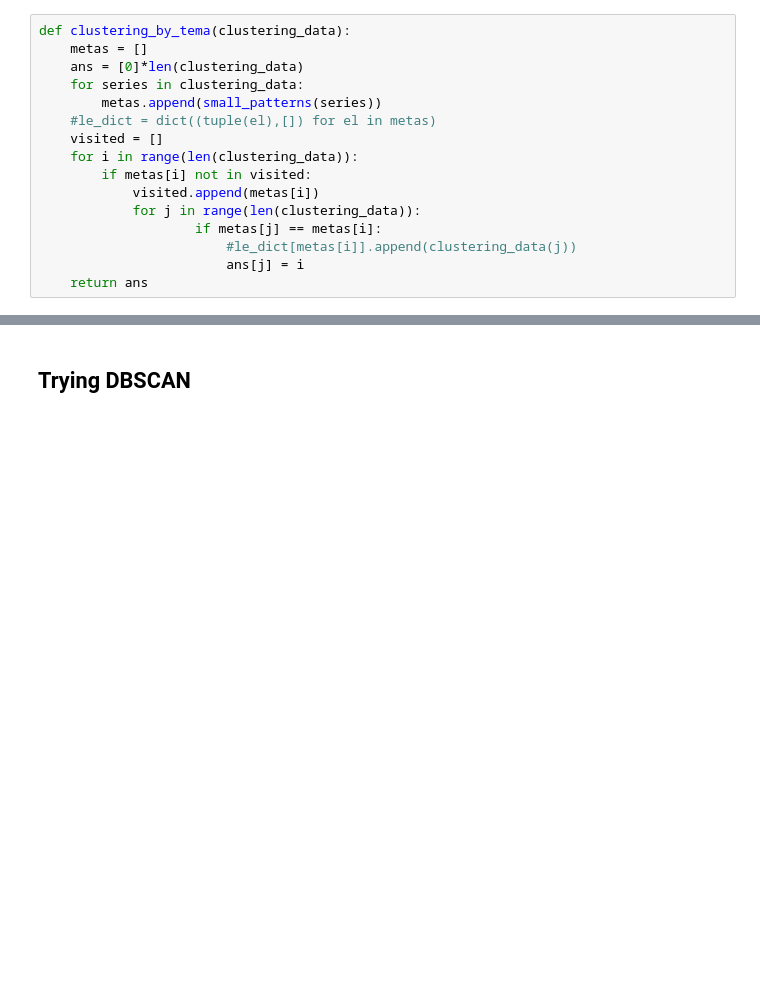
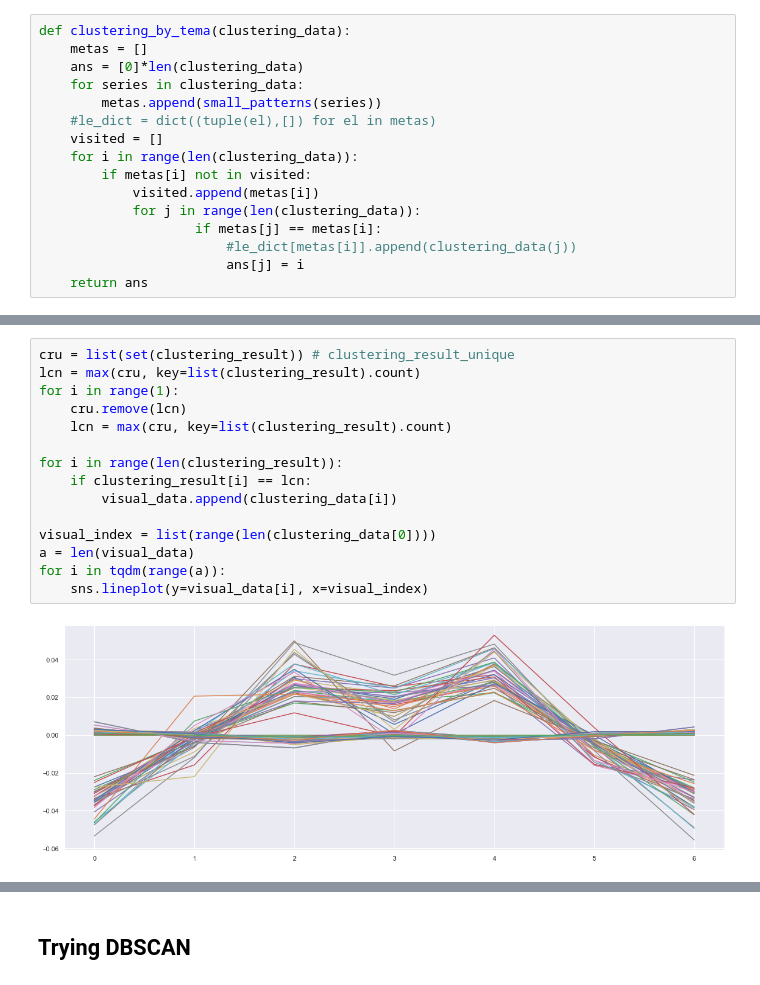
Before and after one commit to BorovTech/Timeseries_project, a Jupyter notebook: Untitled1.ipynb, the cells around one changed output, grey strips where cells are left out. Saved outputs shown, nothing was run; the diff lists cells and outputs as text; blank space fills up the shorter version.

```diff
--- a/Untitled1.ipynb
+++ b/Untitled1.ipynb
@@ -296,0 +368,17 @@ data 0 loaded
+# %%
+cru = list(set(clustering_result)) # clustering_result_unique
+lcn = max(cru, key=list(clustering_result).count)
+for i in range(1):
+    cru.remove(lcn)
+    lcn = max(cru, key=list(clustering_result).count)
+
+for i in range(len(clustering_result)):
+    if clustering_result[i] == lcn:
+        visual_data.append(clustering_data[i])
+
+visual_index = list(range(len(clustering_data[0])))
+a = len(visual_data)
+for i in tqdm(range(a)):
+    sns.lineplot(y=visual_data[i], x=visual_index)
+# %% [output]
+[figure, added]
```
Also changed, not shown: parts of 6 cells of this notebook.
